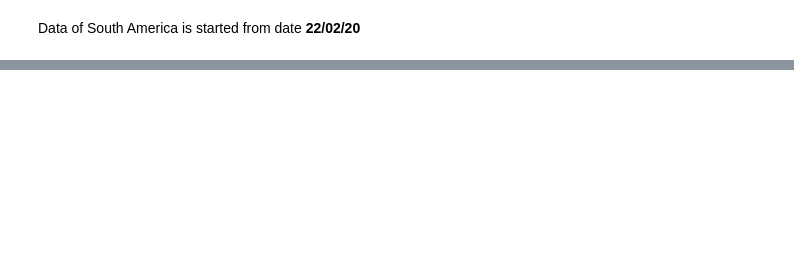
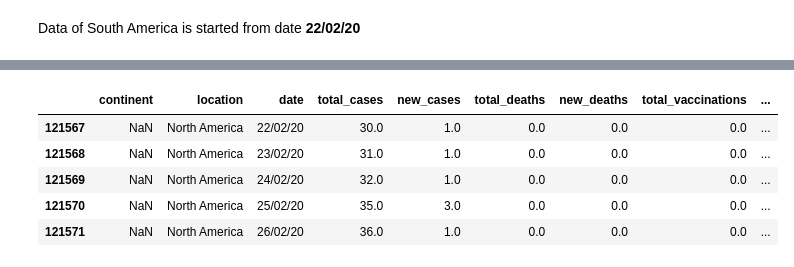
Before and after one commit to SirajAtFiverr/DataScience, a Jupyter notebook: practise.ipynb, the cells around one changed output, grey strips where cells are left out. Cells and saved outputs as stored; diff of their text form; code cells hidden in the pictures; blank space fills up the shorter version.

```diff
--- a/practise.ipynb
+++ b/practise.ipynb
@@ -270,0 +296,10 @@ Data of South America is started from date **22/02/20**
+# %%
+north_america_data = north_america_data.iloc[31:]
+north_america_data.head()
+# %% [output]
+|  | continent | location | date | total_cases | new_cases | total_deaths | new_deaths | total_vaccinations | ... |
+| 121567 | NaN | North America | 22/02/20 | 30.0 | 1.0 | 0.0 | 0.0 | 0.0 | ... |
+| 121568 | NaN | North America | 23/02/20 | 31.0 | 1.0 | 0.0 | 0.0 | 0.0 | ... |
+| 121569 | NaN | North America | 24/02/20 | 32.0 | 1.0 | 0.0 | 0.0 | 0.0 | ... |
+| 121570 | NaN | North America | 25/02/20 | 35.0 | 3.0 | 0.0 | 0.0 | 0.0 | ... |
+| 121571 | NaN | North America | 26/02/20 | 36.0 | 1.0 | 0.0 | 0.0 | 0.0 | ... |
```
Also changed, not shown: parts of 9 cells of this notebook.
